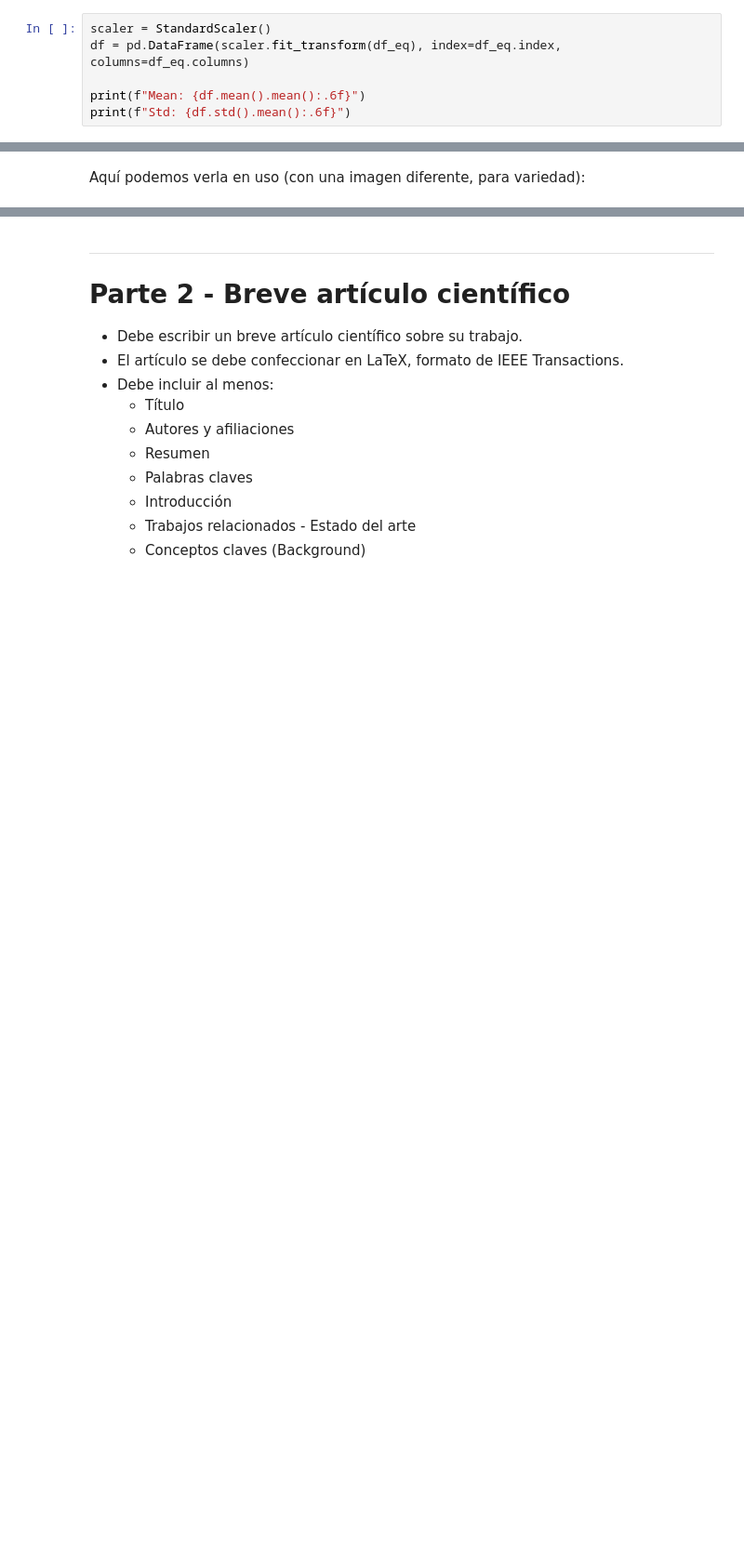
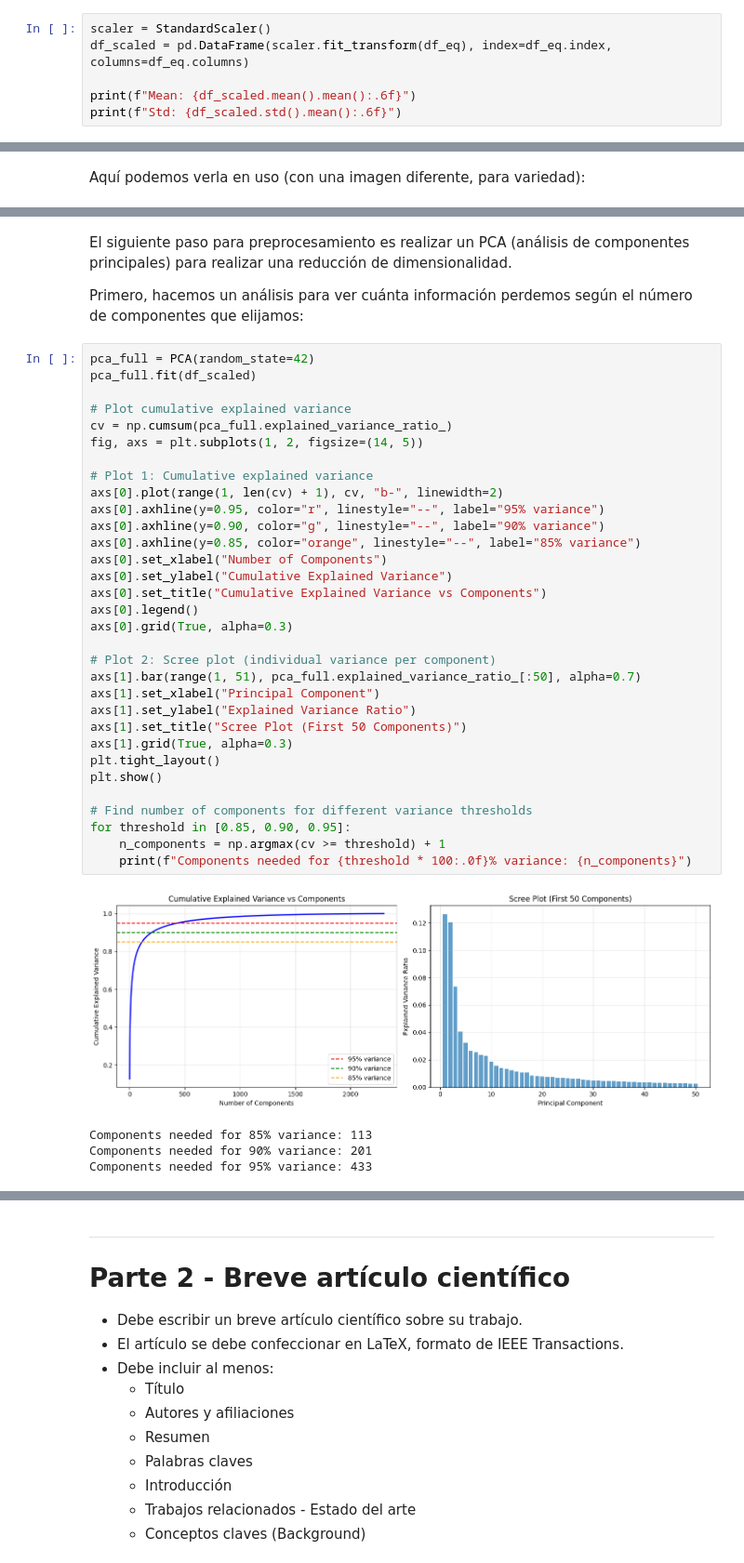
Before and after one commit to datwaft/aprendizaje_automatico, a Jupyter notebook: Trabajo_Corto_3/Trabajo_Corto_3.ipynb, the cells around one changed output, grey strips where cells are left out. Shown: that part at 93% size. Drawn from its saved outputs; the diff is of its cells as text; blank space fills up the shorter version.

```diff
--- a/Trabajo_Corto_3/Trabajo_Corto_3.ipynb
+++ b/Trabajo_Corto_3/Trabajo_Corto_3.ipynb
@@ -229,10 +230,10 @@ plt.show()
 Una vez realizamos esto podemos proceder a realizar la normalización de los datos. Para esto vamos a utilizar `StandardScaler`.
 # %%
 scaler = StandardScaler()
-df = pd.DataFrame(scaler.fit_transform(df_eq), index=df_eq.index, columns=df_eq.columns)
+df_scaled = pd.DataFrame(scaler.fit_transform(df_eq), index=df_eq.index, columns=df_eq.columns)
 
-print(f"Mean: {df.mean().mean():.6f}")
-print(f"Std: {df.std().mean():.6f}")
+print(f"Mean: {df_scaled.mean().mean():.6f}")
+print(f"Std: {df_scaled.std().mean():.6f}")
 # %% [output]
 Mean: -0.000000
 Std: 1.000015
@@ -252,2 +253,43 @@ show_row(rescale_row(df.iloc[42]))
 # %% [output]
 [figure]
+# %% [markdown]
+El siguiente paso para preprocesamiento es realizar un PCA (análisis de componentes principales) para realizar una reducción de dimensionalidad.
+
+Primero, hacemos un análisis para ver cuánta información perdemos según el número de componentes que elijamos:
+# %%
+pca_full = PCA(random_state=42)
+pca_full.fit(df_scaled)
+
+# Plot cumulative explained variance
+cv = np.cumsum(pca_full.explained_variance_ratio_)
+fig, axs = plt.subplots(1, 2, figsize=(14, 5))
+
+# Plot 1: Cumulative explained variance
+axs[0].plot(range(1, len(cv) + 1), cv, "b-", linewidth=2)
+axs[0].axhline(y=0.95, color="r", linestyle="--", label="95% variance")
+axs[0].axhline(y=0.90, color="g", linestyle="--", label="90% variance")
+axs[0].axhline(y=0.85, color="orange", linestyle="--", label="85% variance")
+axs[0].set_xlabel("Number of Components")
+axs[0].set_ylabel("Cumulative Explained Variance")
+axs[0].set_title("Cumulative Explained Variance vs Components")
+axs[0].legend()
+axs[0].grid(True, alpha=0.3)
+
+# Plot 2: Scree plot (individual variance per component)
+axs[1].bar(range(1, 51), pca_full.explained_variance_ratio_[:50], alpha=0.7)
+axs[1].set_xlabel("Principal Component")
+axs[1].set_ylabel("Explained Variance Ratio")
+axs[1].set_title("Scree Plot (First 50 Components)")
+axs[1].grid(True, alpha=0.3)
+plt.tight_layout()
+plt.show()
+
+# Find number of components for different variance thresholds
+for threshold in [0.85, 0.90, 0.95]:
+    n_components = np.argmax(cv >= threshold) + 1
+    print(f"Components needed for {threshold * 100:.0f}% variance: {n_components}")
+# %% [output]
+[figure, added]
+Components needed for 85% variance: 113
+Components needed for 90% variance: 201
+Components needed for 95% variance: 433
```
Also changed, not shown: parts of 8 cells of this notebook.
